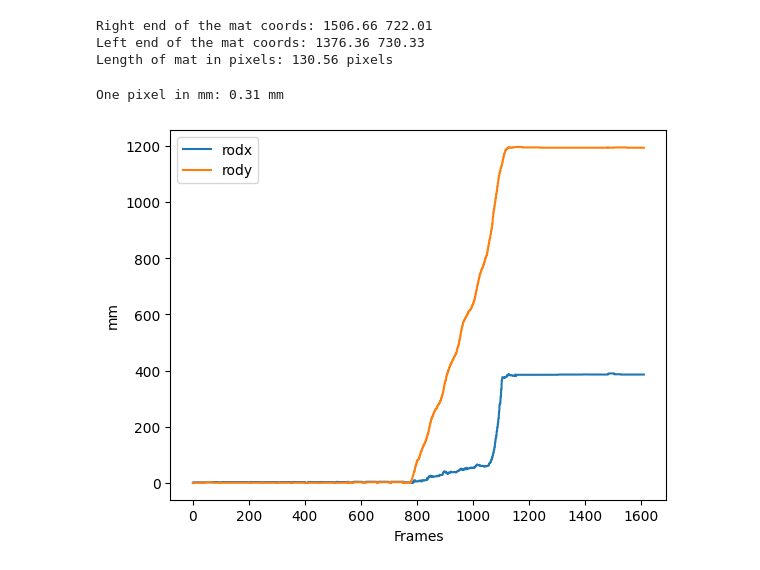
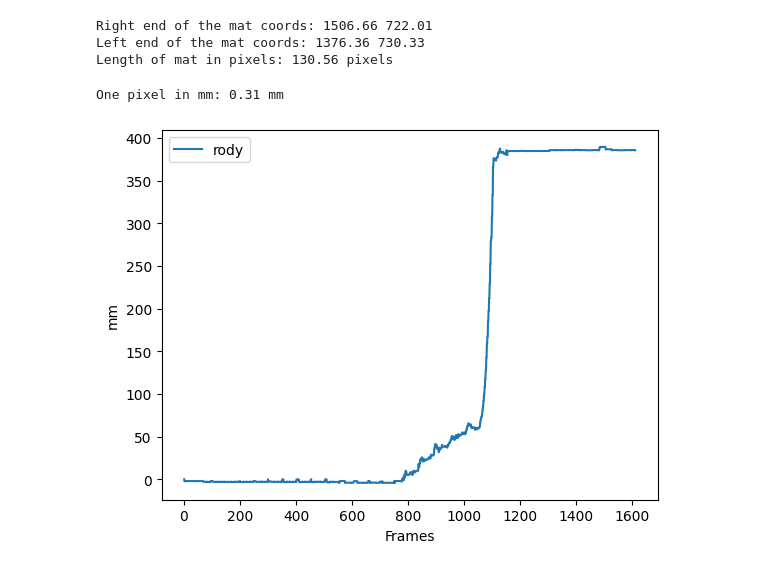
Before and after one commit to pran872/PDW, a Jupyter notebook: analyse_data.ipynb, the cells around one changed output. Drawn from its saved outputs; the diff is of its cells as text; code cells hidden in the pictures.

```diff
--- a/analyse_data.ipynb
+++ b/analyse_data.ipynb
@@ -52,5 +53,5 @@ Number of frames: 1610
 # %%
-filename = "/Users/pranathipoojary/Downloads/12_38_1_digitisation/12_38_1_rod_data_xypts.csv"
+filename = "12_38_1_digitisation/12_38_1_rod_mat2_data_xypts.csv"
 df = pd.read_csv(filename)
 for col in df.columns:
     print(f'There are {df[col].isna().sum()} nans in {col}')
@@ -58,13 +59,14 @@ for col in df.columns:
 df.fillna(method='ffill', inplace=True)
 print("Number of frames:", len(df))
 
-x = range(1, len(df)+1)
-print(len(x))
-for col in df.columns:
-    plt.scatter(x, df[col], s=5)
-    # plt.plot(x, df[col])
+frames = range(1, len(df)+1)
+print(len(frames))
+# plt.scatter(frames, df['pt1_cam1_Y'], s=2)
+# plt.scatter(frames, df['pt1_cam1_X'], s=2)
+plt.plot(frames, df['pt1_cam1_Y'])
+# plt.plot(frames, df['pt1_cam1_X'])
 
-plt.legend(['Rodx', 'Rody'])
+plt.legend(['Rody', 'Rodx'])
 plt.xlabel('frame number')
 plt.ylabel('pixels')
 plt.show()
@@ -92,28 +98,27 @@ Left end of the mat coords: 1376.36 730.33
 Length of mat in pixels: 130.56 pixels
 # %%
 # Conversion from pixel to real cm
-# Based on the mat being 40mm - need to check this measurement again
-# Reference point is the rod in frame 1/1610; this will be 0, 0
+# Based on the mat being 40mm
+# Reference point is the rod in frame 1/1610; this will be 0, 0 (i.e., initial y point is 0)
 
 len_of_mat_mm = 40
 
 one_pix_in_mm = len_of_mat_mm/len_of_mat
 print("One pixel in mm:", round(one_pix_in_mm, 2), "mm")
 
 df_mm = df.copy(deep=True)
-df_mm['pt1_cam1_X'] = abs(df_mm['pt1_cam1_X'] - df_mm['pt1_cam1_X'].iloc[0])
-df_mm['pt1_cam1_Y'] = abs(df_mm['pt1_cam1_Y'] - df_mm['pt1_cam1_Y'].iloc[0])
+df_mm['pt1_cam1_X'] = df_mm['pt1_cam1_X'] - df_mm['pt1_cam1_X'].iloc[0]
+df_mm['pt1_cam1_Y'] = df_mm['pt1_cam1_Y'] - df_mm['pt1_cam1_Y'].iloc[0]
 
-x = range(1, len(df)+1)
+frames = range(1, len(df)+1)
 
-plt.plot(x, df_mm['pt1_cam1_Y'])
-plt.plot(x, df_mm['pt1_cam1_X'])
+plt.plot(frames, df_mm['pt1_cam1_Y'])
+# plt.plot(frames, df_mm['pt1_cam1_X'])
 
-plt.legend(['Rod'])
 plt.xlabel('Frames')
 plt.ylabel('mm')
-plt.legend(['rodx', 'rody'])
+plt.legend(['rody', 'rodx'])
 plt.show()
 # %% [output]
 One pixel in mm: 0.31 mm
-[figure, old version]
+[figure, new version]
```
Also changed, not shown: parts of 6 cells of this notebook, 4 other files.
